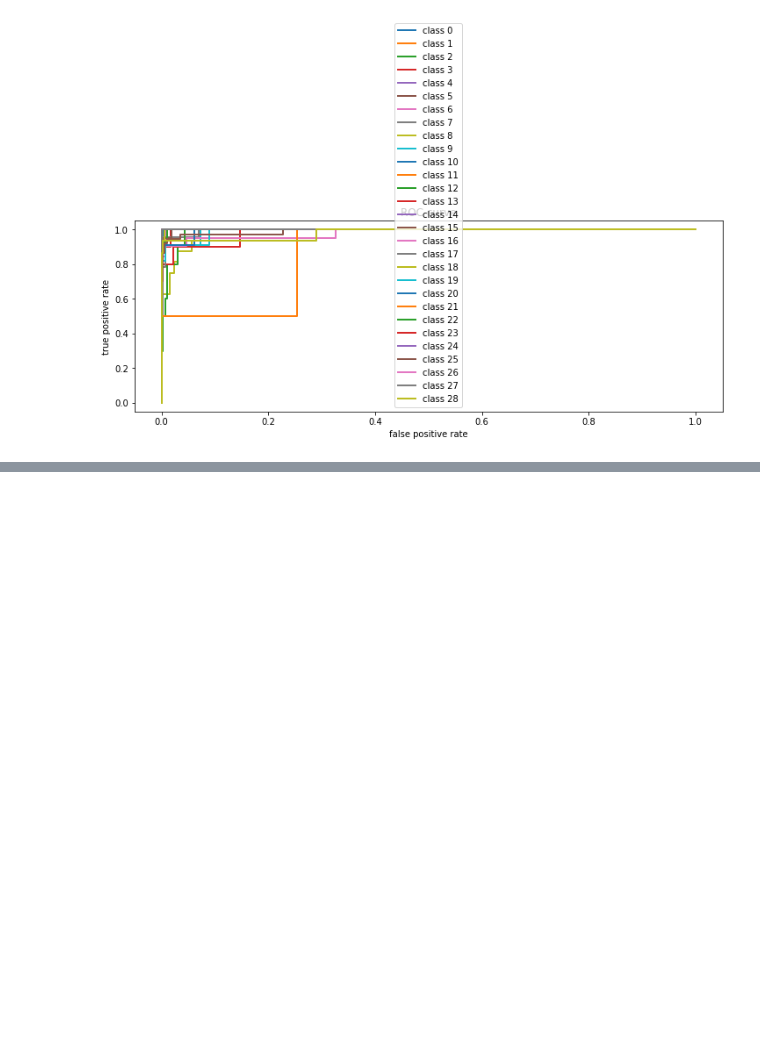
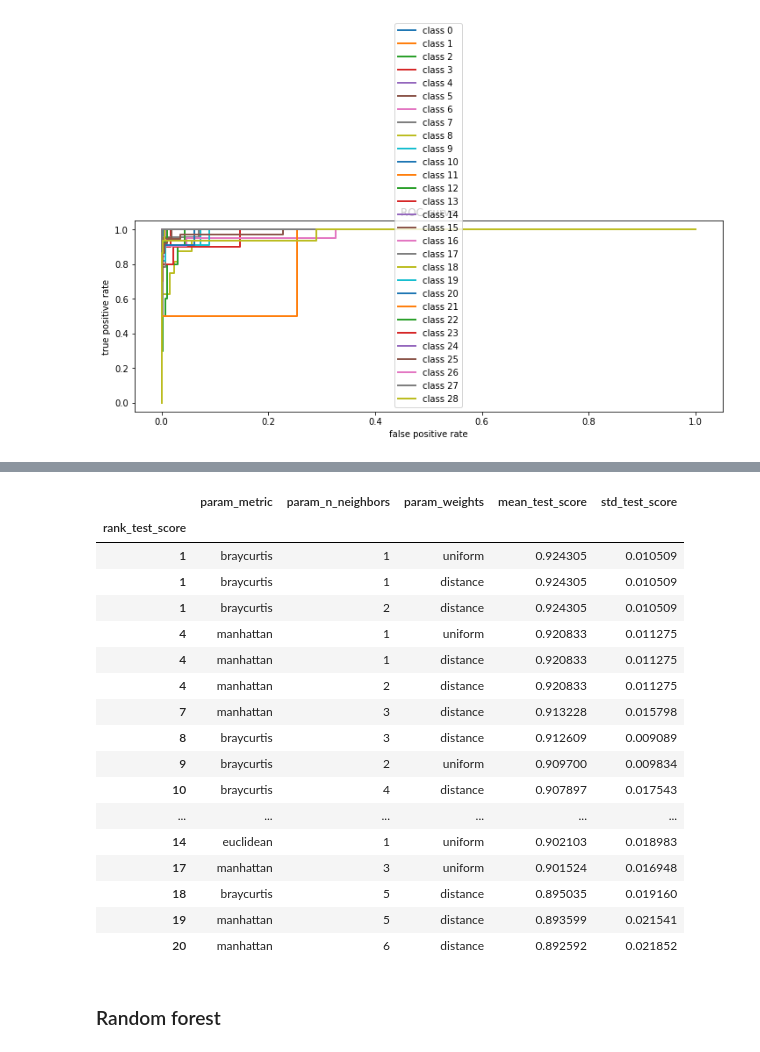
Before and after one commit to zepsgit/ocean-mammal-sounds-classification, a Jupyter notebook: build_model.ipynb, the cells around one changed output, grey strips where cells are left out. Saved outputs shown, nothing was run; the diff lists cells and outputs as text; code cells hidden in the pictures; blank space fills up the shorter version.

```diff
--- a/build_model.ipynb
+++ b/build_model.ipynb
@@ -178,0 +204,13 @@ plt.show()
+# %%
+from sklearn.model_selection import GridSearchCV
+from sklearn.model_selection import StratifiedKFold
+n_neighbors_list = range(1,20)
+metric_list=['euclidean','manhattan','chebyshev','hamming','canberra','braycurtis']
+weights_list = ['uniform', 'distance']
+parameters={'n_neighbors':n_neighbors_list,'metric':metric_list, 'weights':weights_list}
+# create GridSearchCV
+clf = GridSearchCV(KNeighborsClassifier(), parameters, n_jobs=-1, verbose=3,
+                   cv=StratifiedKFold(n_splits=10, shuffle=True), scoring='f1_weighted')
+#clf.fit(np.array(MFCC_df.MFCC.tolist()),le.transform(np.array(MFCC_df.class_label.tolist())))
+#clf.fit(x_train_random,y_train_random)
+clf.fit(X,y_num)
@@ -178,0 +226,27 @@ plt.show()
+# %%
+# print the table of scores and parameters
+result=pd.DataFrame.from_dict(clf.cv_results_)
+result=result.loc[:,["param_metric","param_n_neighbors","param_weights","mean_test_score","std_test_score","rank_test_score"]]
+result.sort_values("rank_test_score",inplace=True)
+result.set_index(["rank_test_score"])[:20]
+# %% [output]
+|  | param_metric | param_n_neighbors | param_weights | mean_test_score | std_test_score |
+| rank_test_score |  |  |  |  |  |
+| 1 | braycurtis | 1 | uniform | 0.924305 | 0.010509 |
+| 1 | braycurtis | 1 | distance | 0.924305 | 0.010509 |
+| 1 | braycurtis | 2 | distance | 0.924305 | 0.010509 |
+| 4 | manhattan | 1 | uniform | 0.920833 | 0.011275 |
+| 4 | manhattan | 1 | distance | 0.920833 | 0.011275 |
+| 4 | manhattan | 2 | distance | 0.920833 | 0.011275 |
+| 7 | manhattan | 3 | distance | 0.913228 | 0.015798 |
+| 8 | braycurtis | 3 | distance | 0.912609 | 0.009089 |
+| 9 | braycurtis | 2 | uniform | 0.909700 | 0.009834 |
+| 10 | braycurtis | 4 | distance | 0.907897 | 0.017543 |
+| ... | ... | ... | ... | ... | ... |
+| 14 | euclidean | 1 | uniform | 0.902103 | 0.018983 |
+| 17 | manhattan | 3 | uniform | 0.901524 | 0.016948 |
+| 18 | braycurtis | 5 | distance | 0.895035 | 0.019160 |
+| 19 | manhattan | 5 | distance | 0.893599 | 0.021541 |
+| 20 | manhattan | 6 | distance | 0.892592 | 0.021852 |
+# %% [markdown]
+### Random forest
```
Also changed, not shown: parts of 6 cells of this notebook.
